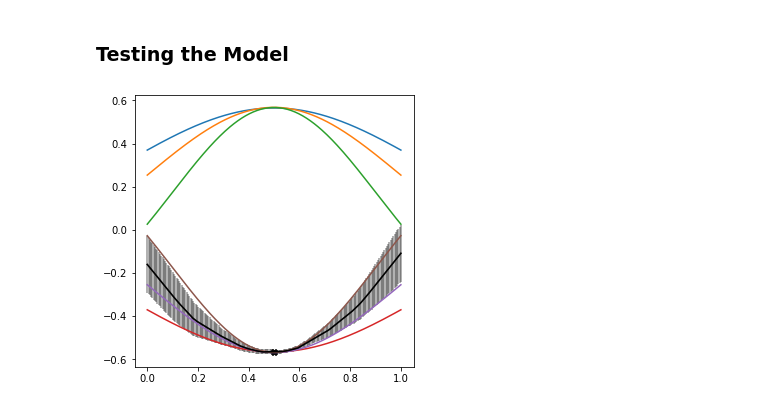
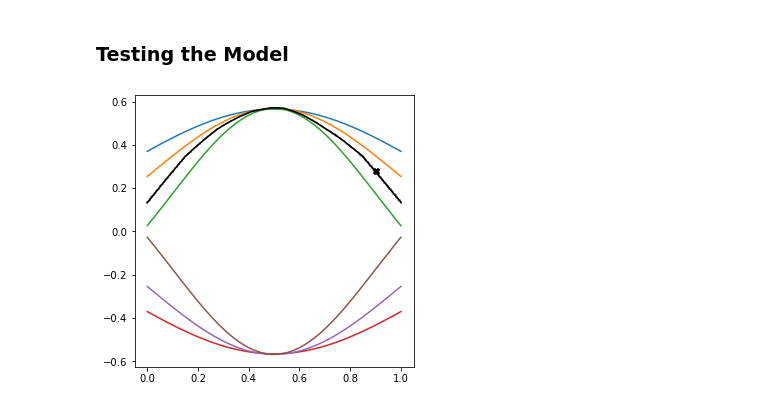
Before and after one commit to myunusseker/CNMP, a Jupyter notebook: CNMP_PyTorch.ipynb, the cells around one changed output. Saved outputs shown, nothing was run; the diff lists cells and outputs as text; code cells hidden in the pictures.

```diff
--- a/CNMP_PyTorch.ipynb
+++ b/CNMP_PyTorch.ipynb
@@ -299,6 +299,6 @@ CNMP(
 # %% [markdown]
 ### Testing the Model
 # %%
-predicted_Y,predicted_std = predict_model(np.array([np.concatenate(([0.5],[-0.565]))]), X[0])
+predicted_Y,predicted_std = predict_model(np.array([np.concatenate(([0.9],[0.28]))]), X[0])
 # %% [output]
-[figure, old version]
+[figure, new version]
```
